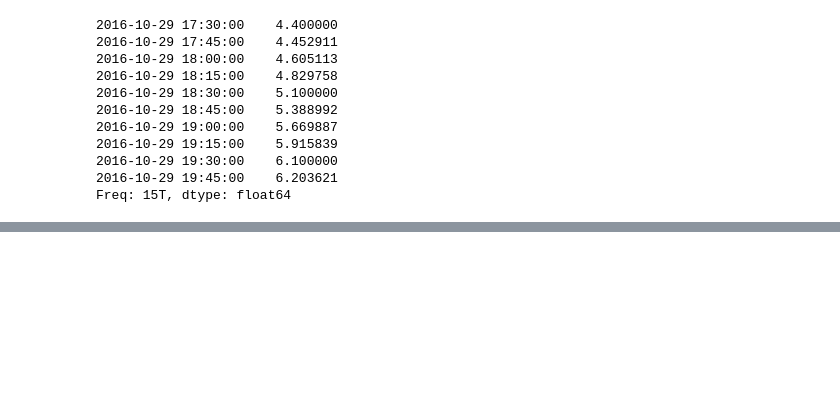
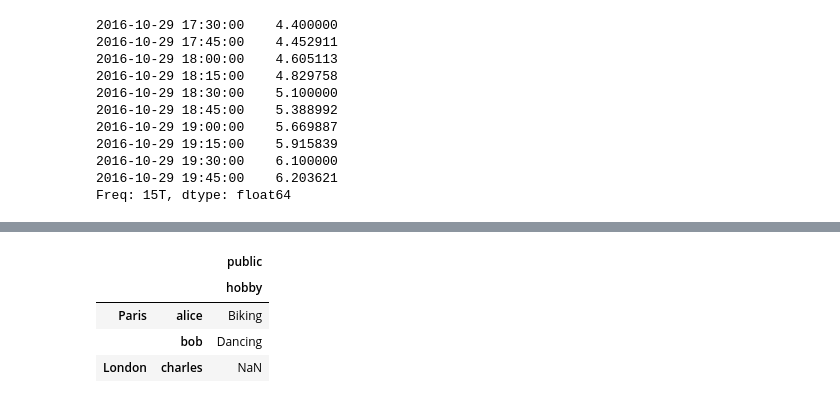
Before and after one commit to umeshraj/hands_on_ml, a Jupyter notebook: utils_pandas.ipynb, the cells around one changed output, grey strips where cells are left out. Saved outputs shown, nothing was run; the diff lists cells and outputs as text; code cells hidden in the pictures; blank space fills up the shorter version.

```diff
--- a/utils_pandas.ipynb
+++ b/utils_pandas.ipynb
@@ -230,0 +380,8 @@ temp_series_freq_15min.plot(label='Period: 15min')
+# %%
+pd.DataFrame(d5['public', 'hobby'])
+# %% [output]
+|  |  | public |
+|  |  | hobby |
+| Paris | alice | Biking |
+|  | bob | Dancing |
+| London | charles | NaN |
```
Also changed, not shown: parts of 19 cells of this notebook.
